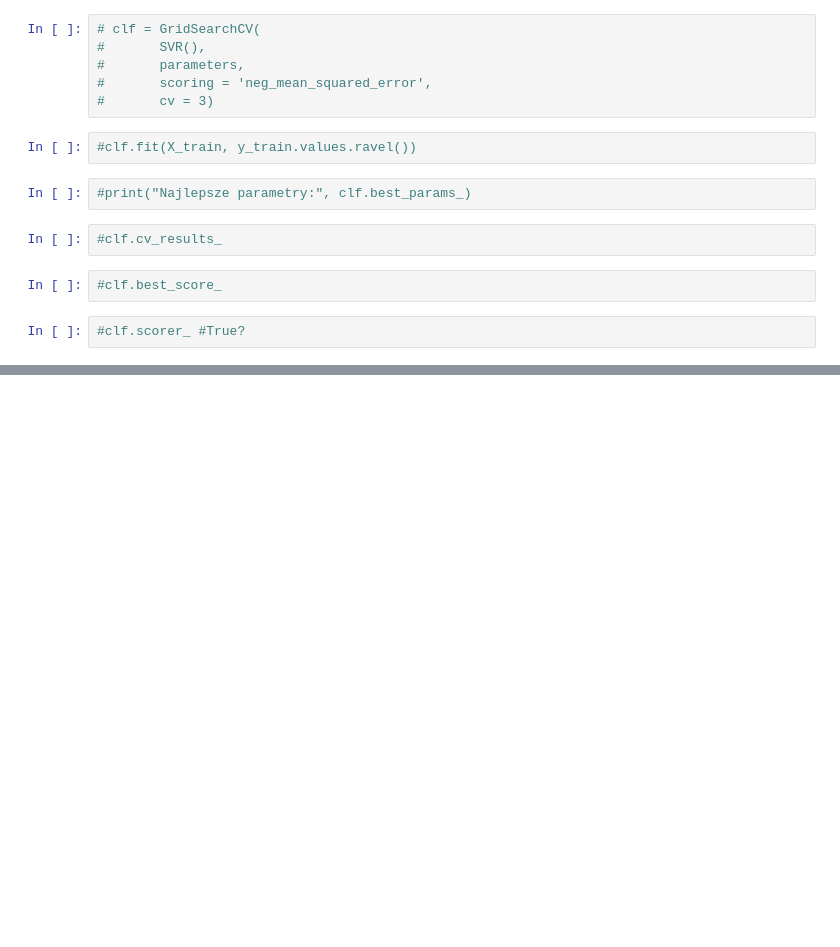
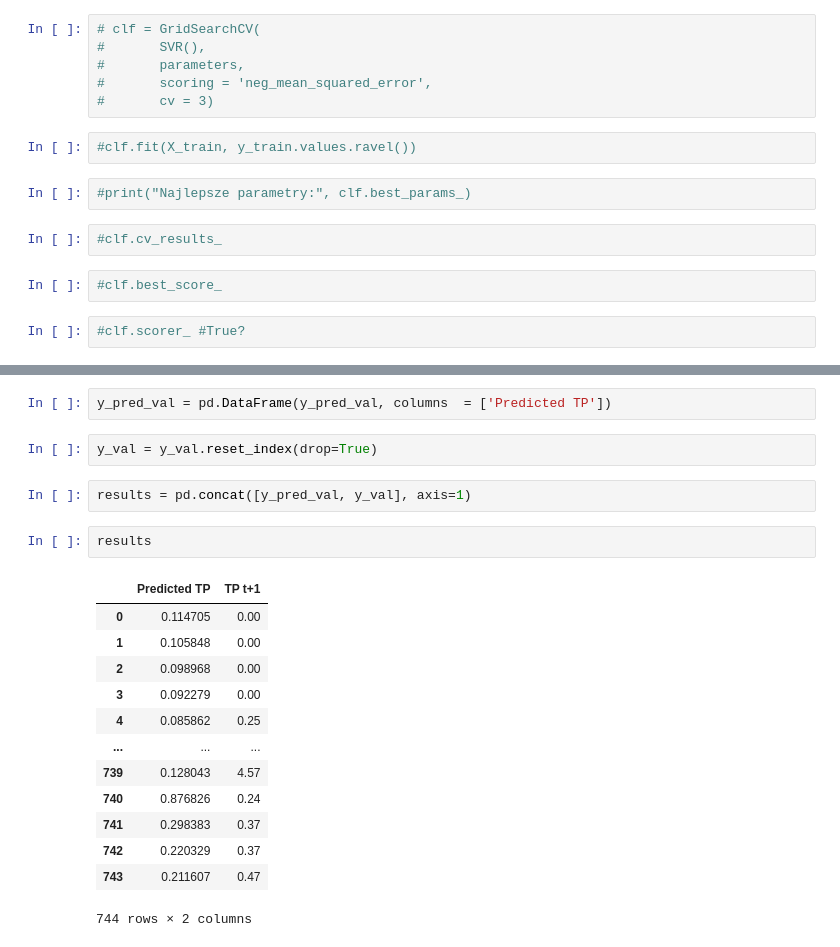
Before and after one commit to wiktoriasw/Data-Science-project, a Jupyter notebook: OnlySVR.ipynb, the cells around one changed output, grey strips where cells are left out. Cells and saved outputs as stored; diff of their text form; blank space fills up the shorter version.

```diff
--- a/OnlySVR.ipynb
+++ b/OnlySVR.ipynb
@@ -570,0 +677,22 @@ parameters = {
+# %%
+y_pred_val = pd.DataFrame(y_pred_val, columns  = ['Predicted TP'])
+# %%
+y_val = y_val.reset_index(drop=True)
+# %%
+results = pd.concat([y_pred_val, y_val], axis=1)
+# %%
+results
+# %% [output]
+|  | Predicted TP | TP t+1 |
+| 0 | 0.114705 | 0.00 |
+| 1 | 0.105848 | 0.00 |
+| 2 | 0.098968 | 0.00 |
+| 3 | 0.092279 | 0.00 |
+| 4 | 0.085862 | 0.25 |
+| ... | ... | ... |
+| 739 | 0.128043 | 4.57 |
+| 740 | 0.876826 | 0.24 |
+| 741 | 0.298383 | 0.37 |
+| 742 | 0.220329 | 0.37 |
+| 743 | 0.211607 | 0.47 |
+744 rows × 2 columns
```
Also changed, not shown: parts of 22 cells of this notebook.
